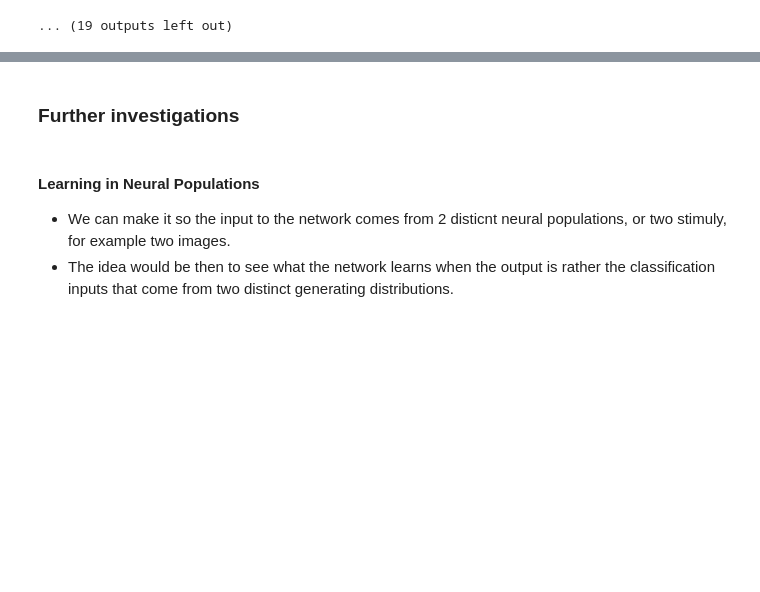
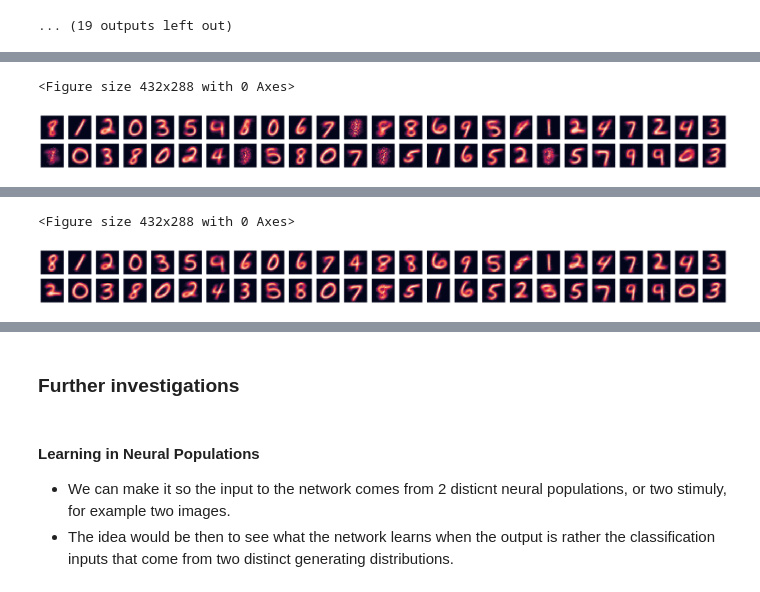
Before and after one commit to Sann5/neural_populations, a Jupyter notebook: simulations/code/modeling_neural_population_with_GMMs.ipynb, the cells around one changed output, grey strips where cells are left out. Cells and saved outputs as stored; diff of their text form; code cells hidden in the pictures; blank space fills up the shorter version.

```diff
--- a/simulations/code/modeling_neural_population_with_GMMs.ipynb
+++ b/simulations/code/modeling_neural_population_with_GMMs.ipynb
@@ -691,0 +775,76 @@ torch.sum(I[7])
+# %%
+# They must be positive and in the order of magnitude of the inpout
+output_dim = 50
+input_dim = test_dataset[0][0].size(dim=0)
+Lambda = mean + torch.rand(output_dim, input_dim).double() * sd
+
+# Initialize mixture weight
+w = torch.ones(output_dim)
+w = w.log_normal_(mean=0, std=1)
+w = w / w.sum()
+# %%
+eta = 5*10**-2
+epochs = 30
+
+for epoch in range(epochs):
+    print(f"Epoch {epoch+1}\n-------------------------------")
+
+    for batch, (x, z) in enumerate(train_dataloader):
+        # Make matrix of inputs X for tensor operations
+        X = torch.squeeze(x)
+        for j in range(output_dim-1):
+            X = torch.vstack((X,x))
+
+        # E step
+        I = torch.sum(torch.log1p(Lambda)* X, dim = 1)
+        I = I - torch.max(I)
+        gamma = w * torch.exp(I)
+        assert not torch.all(gamma == 0)
+        gamma = gamma / gamma.sum()
+        assert not torch.any(torch.isnan(gamma)) # at least one of the gammas is nan
+
+        # M step
+        grad_matrix = (X - Lambda) / Lambda
+        assert not torch.any(torch.isnan(grad_matrix))
+        nudge = torch.matmul(torch.diag(gamma).double(), grad_matrix.double())
+        assert not torch.any(torch.isnan(nudge))
+        new_lambda = Lambda + eta * nudge
+        assert not torch.any(torch.isnan(new_lambda))
+        Lambda = torch.where(torch.gt(new_lambda,0),
+                             new_lambda,
+                             Lambda)
+        assert not torch.any(torch.isnan(Lambda))
+        Lambda = torch.nn.functional.normalize(Lambda, p=1, dim=1) * A * 2
+        assert not torch.any(torch.isnan(Lambda))
+
+    if (epoch+1) % 3 == 0:
+        # Split into mixtures
+        gfs = torch.tensor_split(Lambda, output_dim, dim=0)
+
+        # Transform back into the pixel relm
+        weights_to_numpy = transforms.Compose([
+            transforms.Lambda(lambda x: x - 1),
+            transforms.Lambda(lambda x: x.reshape(28, 28)),
+            transforms.Lambda(lambda x: x / x.sum()),
+            transforms.Lambda(lambda x: x.numpy())])
+
+        # Make list of images
+        np_arrays = []
+        for gf in gfs:
+            np_arrays.append(weights_to_numpy(gf))
+
+        # Make plots
+        plt.subplots_adjust(wspace=0.001, hspace=0.001)
+        fig, axs = plt.subplots(2, 25, figsize=(32,2.5))
+
+        for array, ax in zip(np_arrays, axs.ravel()):
+            # filter df for ticker and plot on specified axes
+            sns.heatmap(array, xticklabels=False, yticklabels=False, cbar=False, ax=ax)
+
+        plt.show()
+
+    print('') # Print in a new line
+
+# Print finishing message
+print('Done!')
+# %% [output]
@@ -691,0 +859,2 @@ torch.sum(I[7])
+<Figure size 432x288 with 0 Axes>
+[figure, added]
@@ -691,0 +869,2 @@ torch.sum(I[7])
+<Figure size 432x288 with 0 Axes>
+[figure, added]
```
Also changed, not shown: parts of 33 cells of this notebook, 3 other files.
